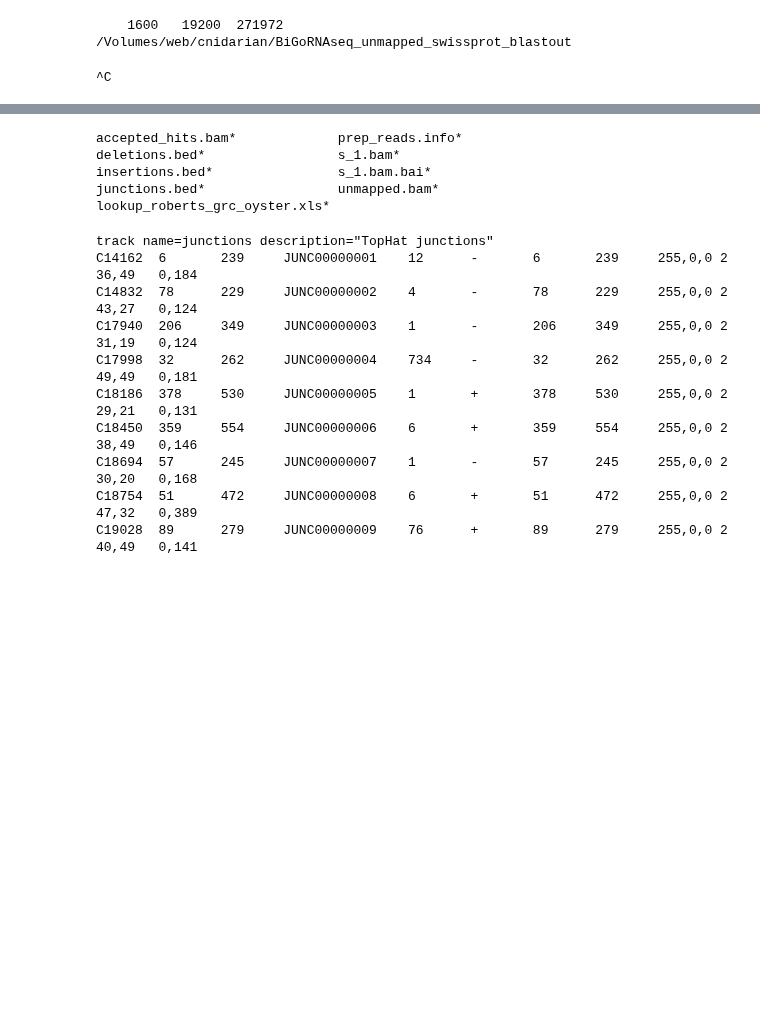
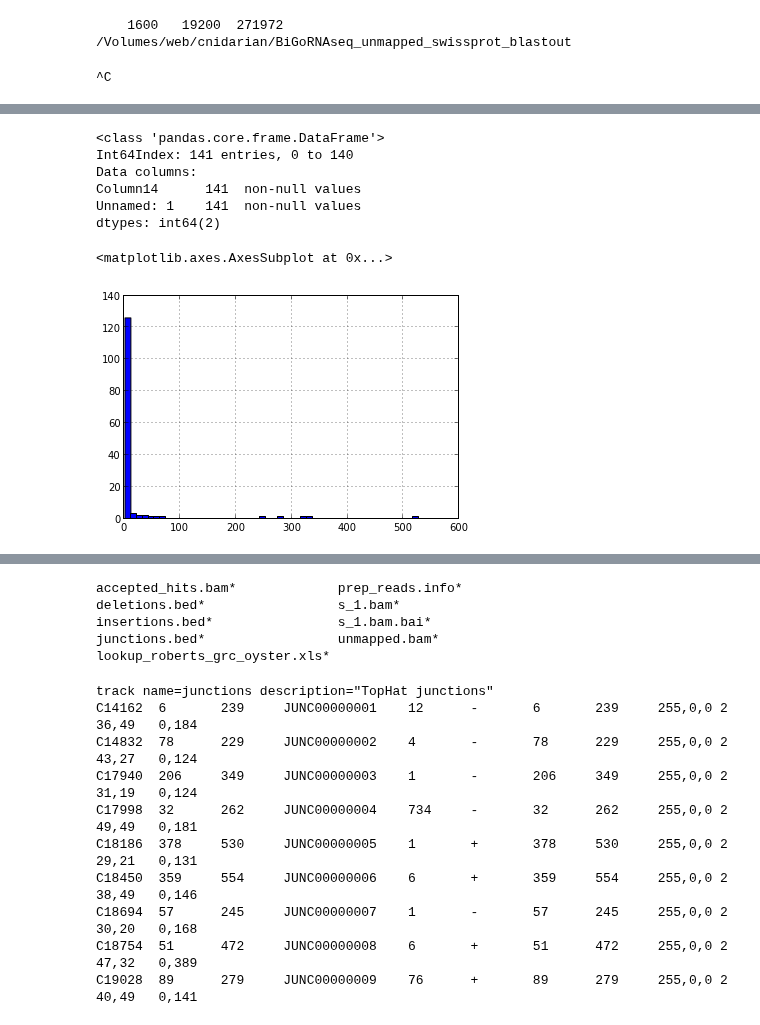
Before and after one commit to sr320/ipython_nb, a Jupyter notebook: BiGo_RNAseq.ipynb, the cells around one changed output, grey strips where cells are left out. Drawn from its saved outputs; the diff is of its cells as text; code cells hidden in the pictures; blank space fills up the shorter version.

Commit message:
BiGo - unmapped taxa

```diff
--- a/BiGo_RNAseq.ipynb
+++ b/BiGo_RNAseq.ipynb
@@ -344,0 +377,23 @@ s_1.GTGTCTAC_1_(paired)-1_trimmed_(paired)_un-mapped_reads_[no_read_group]_(sing
+# %%
+from pandas import *
+
+# read data from data file into a pandas DataFrame
+BiGoRNAsequm = read_csv("http://eagle.fish.washington.edu/cnidarian/BiGoRNAseq_taxid_unmapped.csv", # name of the data file
+            sep=",", # what character separates each column?
+            na_values=["", " "]) # what values should be considered "blank" values?
+# %%
+print BiGoRNAsequm
+# %% [output]
+<class 'pandas.core.frame.DataFrame'>
+Int64Index: 141 entries, 0 to 140
+Data columns:
+Column14      141  non-null values
+Unnamed: 1    141  non-null values
+dtypes: int64(2)
+# %%
+BiGoRNAsequm['Unnamed: 1'].hist(bins=50);
+#Axis limits are changed using the axis([xmin, xmax, ymin, ymax]) function.
+#plt.axis([0, 1, 0, 40])
+# %% [output]
+<matplotlib.axes.AxesSubplot at 0x...>
+[figure, added]
```
Also changed, not shown: parts of 10 cells of this notebook.
